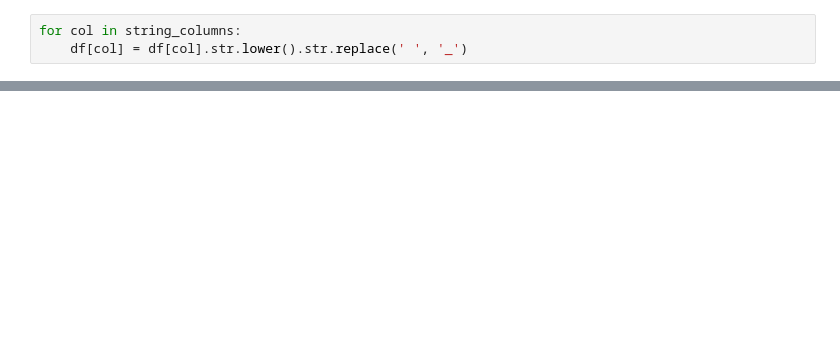
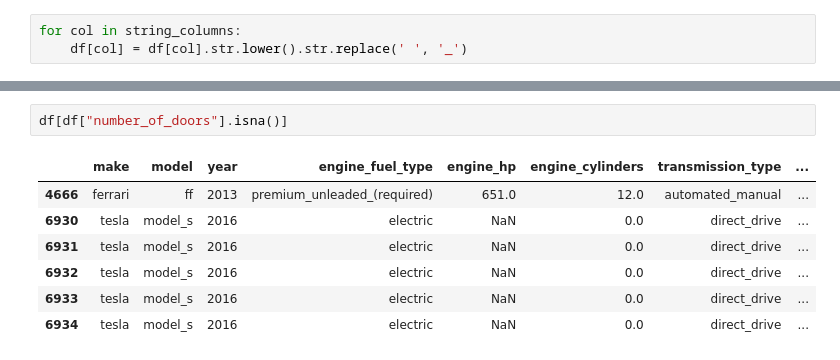
Before and after one commit to Safikh/Text-Book-Studies, a Jupyter notebook: ML_bookcamp/Chapter2CarPricePrediction.ipynb, the cells around one changed output, grey strips where cells are left out. Drawn from its saved outputs; the diff is of its cells as text; blank space fills up the shorter version.

```diff
--- a/ML_bookcamp/Chapter2CarPricePrediction.ipynb
+++ b/ML_bookcamp/Chapter2CarPricePrediction.ipynb
@@ -81,0 +344,10 @@ X_train['make'].map()
+# %%
+df[df["number_of_doors"].isna()]
+# %% [output]
+|  | make | model | year | engine_fuel_type | engine_hp | engine_cylinders | transmission_type | ... |
+| 4666 | ferrari | ff | 2013 | premium_unleaded_(required) | 651.0 | 12.0 | automated_manual | ... |
+| 6930 | tesla | model_s | 2016 | electric | NaN | 0.0 | direct_drive | ... |
+| 6931 | tesla | model_s | 2016 | electric | NaN | 0.0 | direct_drive | ... |
+| 6932 | tesla | model_s | 2016 | electric | NaN | 0.0 | direct_drive | ... |
+| 6933 | tesla | model_s | 2016 | electric | NaN | 0.0 | direct_drive | ... |
+| 6934 | tesla | model_s | 2016 | electric | NaN | 0.0 | direct_drive | ... |
```
Also changed, not shown: parts of 89 cells of this notebook, 1 other file.
